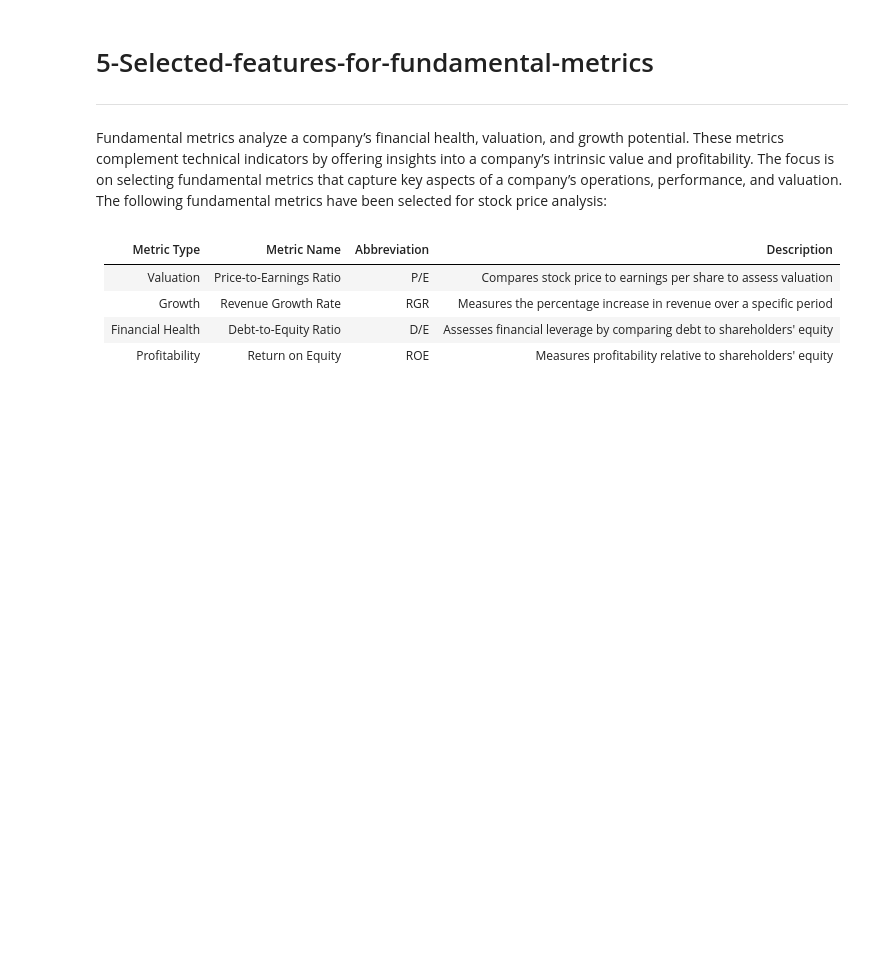
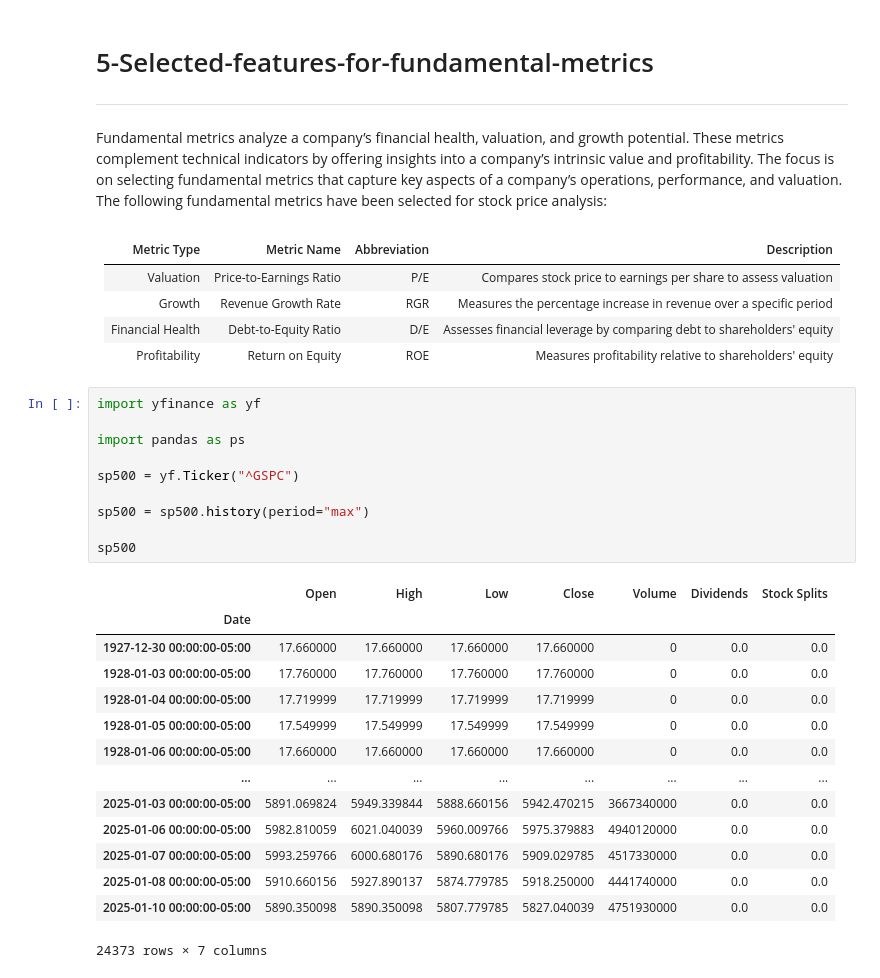
Before and after one commit to TeslimAdeyanju/8-Portfolio-Stock-Analysis, a Jupyter notebook: stock-market-analysis-and-prediction.ipynb, the cells around one changed output. Saved outputs shown, nothing was run; the diff lists cells and outputs as text; blank space fills up the shorter version.

```diff
--- a/stock-market-analysis-and-prediction.ipynb
+++ b/stock-market-analysis-and-prediction.ipynb
@@ -752,3 +752,28 @@ Fundamental metrics analyze a company’s financial health, valuation, and growt
 | Growth              | Revenue Growth Rate       | RGR          | Measures the percentage increase in revenue over a specific period |
 | Financial Health    | Debt-to-Equity Ratio      | D/E          | Assesses financial leverage by comparing debt to shareholders' equity |
 | Profitability       | Return on Equity          | ROE          | Measures profitability relative to shareholders' equity            |
+# %%
+import yfinance as yf
+
+import pandas as ps
+
+sp500 = yf.Ticker("^GSPC")
+
+sp500 = sp500.history(period="max")
+
+sp500
+# %% [output]
+|  | Open | High | Low | Close | Volume | Dividends | Stock Splits |
+| Date |  |  |  |  |  |  |  |
+| 1927-12-30 00:00:00-05:00 | 17.660000 | 17.660000 | 17.660000 | 17.660000 | 0 | 0.0 | 0.0 |
+| 1928-01-03 00:00:00-05:00 | 17.760000 | 17.760000 | 17.760000 | 17.760000 | 0 | 0.0 | 0.0 |
+| 1928-01-04 00:00:00-05:00 | 17.719999 | 17.719999 | 17.719999 | 17.719999 | 0 | 0.0 | 0.0 |
+| 1928-01-05 00:00:00-05:00 | 17.549999 | 17.549999 | 17.549999 | 17.549999 | 0 | 0.0 | 0.0 |
+| 1928-01-06 00:00:00-05:00 | 17.660000 | 17.660000 | 17.660000 | 17.660000 | 0 | 0.0 | 0.0 |
+| ... | ... | ... | ... | ... | ... | ... | ... |
+| 2025-01-03 00:00:00-05:00 | 5891.069824 | 5949.339844 | 5888.660156 | 5942.470215 | 3667340000 | 0.0 | 0.0 |
+| 2025-01-06 00:00:00-05:00 | 5982.810059 | 6021.040039 | 5960.009766 | 5975.379883 | 4940120000 | 0.0 | 0.0 |
+| 2025-01-07 00:00:00-05:00 | 5993.259766 | 6000.680176 | 5890.680176 | 5909.029785 | 4517330000 | 0.0 | 0.0 |
+| 2025-01-08 00:00:00-05:00 | 5910.660156 | 5927.890137 | 5874.779785 | 5918.250000 | 4441740000 | 0.0 | 0.0 |
+| 2025-01-10 00:00:00-05:00 | 5890.350098 | 5890.350098 | 5807.779785 | 5827.040039 | 4751930000 | 0.0 | 0.0 |
+24373 rows × 7 columns
```
Also changed, not shown: parts of 3 cells of this notebook.
